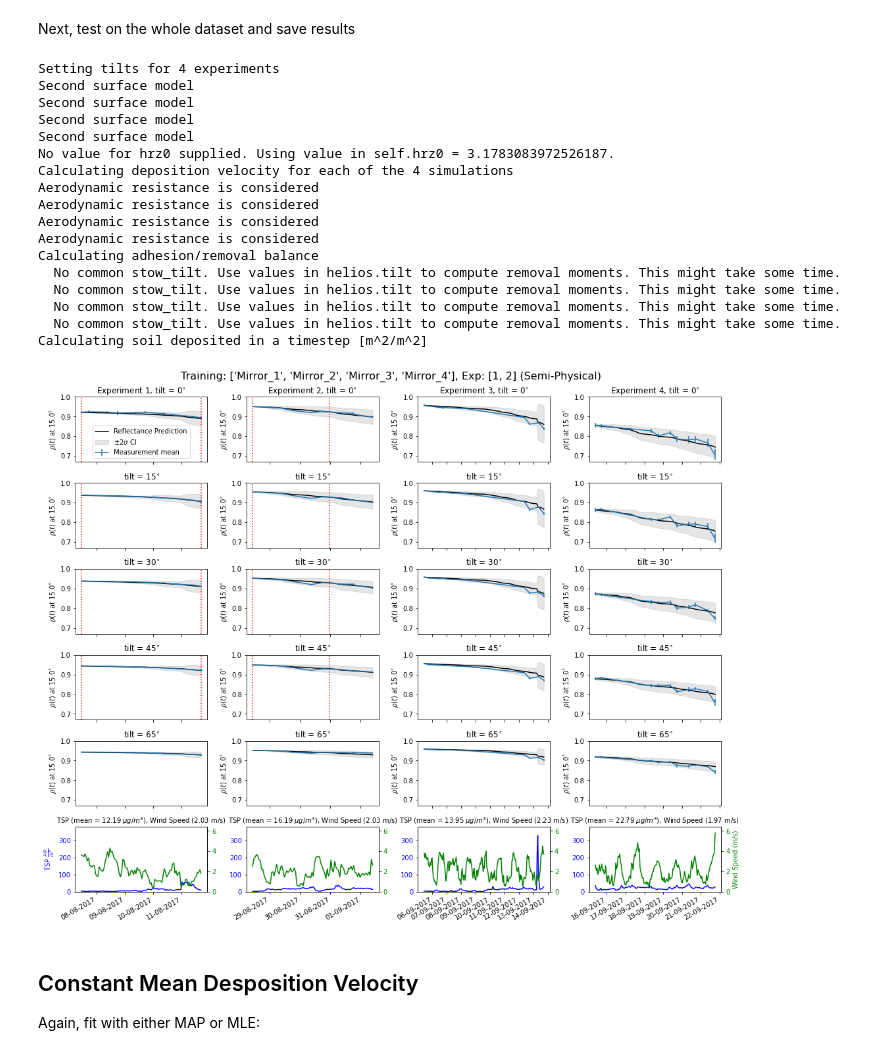
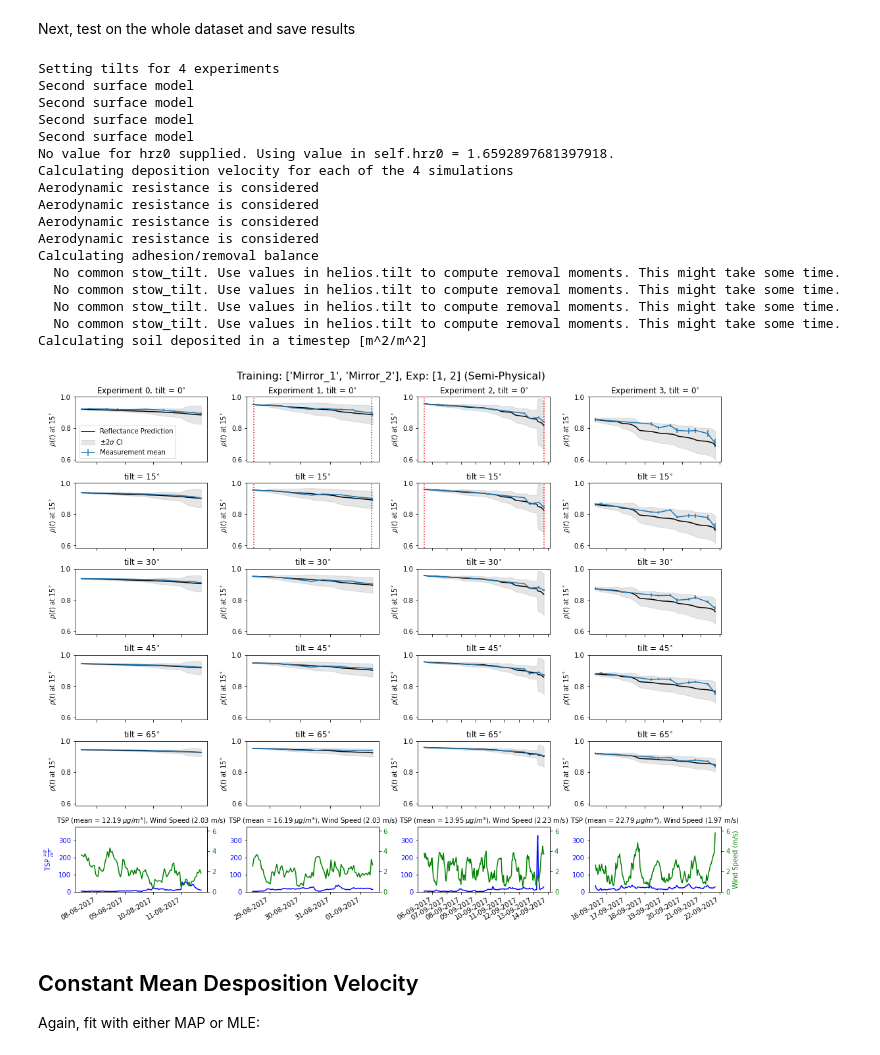
Before and after one commit to cholette/HelioSoil, a Jupyter notebook: demo_hrz0_fitting.ipynb, the cells around one changed output. Drawn from its saved outputs; the diff is of its cells as text; code cells hidden in the pictures.

```diff
--- a/demo_hrz0_fitting.ipynb
+++ b/demo_hrz0_fitting.ipynb
@@ -92,0 +101,15 @@ Importing dust properties for each experiment
+# %%
+
+sim_data_total = smb.simulation_inputs( files_experiment,
+                                        k_factors=k_factors,
+                                        dust_types=dust_types
+                                        )
+
+reflect_data_total = smb.reflectance_measurements(  files_experiment,
+                                                    sim_data_total.time,
+                                                    number_of_measurements=9.0,
+                                                    reflectometer_incidence_angle=incidence_angle,
+                                                    reflectometer_acceptance_angle=acceptance_angle,
+                                                    import_tilts=True,
+                                                    column_names_to_import=None
+                                                    )
@@ -119,10 +190,14 @@ fig,ax,_,_,_  = imodel.plot_soiling_factor( sim_data_total,
                                             reflectance_std='measurements',
                                             fig_title=training_string,
                                             return_handles=True);
-for e in sim_data_train.time.keys():
-    for a in ax[:,e]:
-        a.axvline(x=sim_data_train.time[e][0],ls=':',color='red')
-        a.axvline(x=sim_data_train.time[e][-1],ls=':',color='red')
+# add lines indicating training times for mirrors
+# and experiments use for training.
+for ii,e in enumerate(train_experiments):
+    for jj,m in enumerate(all_mirrors):
+        if m in train_mirrors:
+            a = ax[jj,e]
+            a.axvline(x=sim_data_train.time[ii][0],ls=':',color='red')
+            a.axvline(x=sim_data_train.time[ii][-1],ls=':',color='red')
 # %% [output]
 Setting tilts for 4 experiments
 Second surface model
@@ -221,41 +296,41 @@ fig_total,ax_total,_,_,_   = imodel.plot_soiling_factor( sim_data_total,
 
 # add lines indicating training times for mirrors
 # and experiments use for training.
-for e in train_experiments:
-    for ii,m in enumerate(all_mirrors):
+for ii,e in enumerate(train_experiments):
+    for jj,m in enumerate(all_mirrors):
         if m in train_mirrors:
-            a = ax_total[ii,e]
-            a.axvline(x=sim_data_train.time[e][0],ls=':',color='red')
-            a.axvline(x=sim_data_train.time[e][-1],ls=':',color='red')
+            a = ax_total[jj,e]
+            a.axvline(x=sim_data_train.time[ii][0],ls=':',color='red')
+            a.axvline(x=sim_data_train.time[ii][-1],ls=':',color='red')
 
 semi_physical_fitting_results = {
     'model':imodel,
     'simulation_data_train':sim_data_train,
     'reflectance_data_train':reflect_data_train,
     'simulation_data_total':sim_data_total,
     'reflectance_data_total':reflect_data_total,
 }
 with open(sp_save_file,"wb") as fid:
     pickle.dump(semi_physical_fitting_results,fid)
 # %% [output]
 Setting tilts for 4 experiments
 Second surface model
 Second surface model
 Second surface model
 Second surface model
-No value for hrz0 supplied. Using value in self.hrz0 = 3.1783083972526187.
+No value for hrz0 supplied. Using value in self.hrz0 = 1.6592897681397918.
 Calculating deposition velocity for each of the 4 simulations
 Aerodynamic resistance is considered
 Aerodynamic resistance is considered
 Aerodynamic resistance is considered
 Aerodynamic resistance is considered
 Calculating adhesion/removal balance
   No common stow_tilt. Use values in helios.tilt to compute removal moments. This might take some time.
   No common stow_tilt. Use values in helios.tilt to compute removal moments. This might take some time.
   No common stow_tilt. Use values in helios.tilt to compute removal moments. This might take some time.
   No common stow_tilt. Use values in helios.tilt to compute removal moments. This might take some time.
 Calculating soil deposited in a timestep [m^2/m^2]
-[figure, old version]
+[figure, new version]
 # %% [markdown]
 ## Constant Mean Desposition Velocity
 Again, fit with either MAP or MLE:
```
Also changed, not shown: parts of 20 cells of this notebook, 15 other files.
